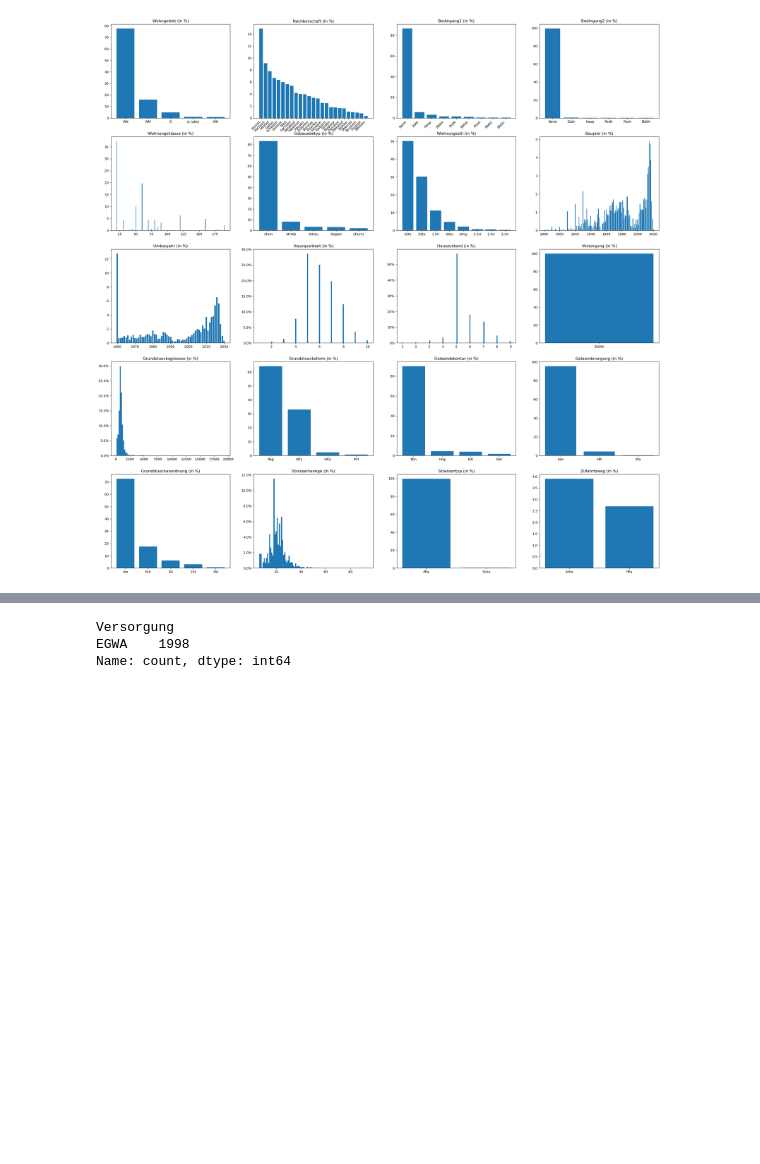
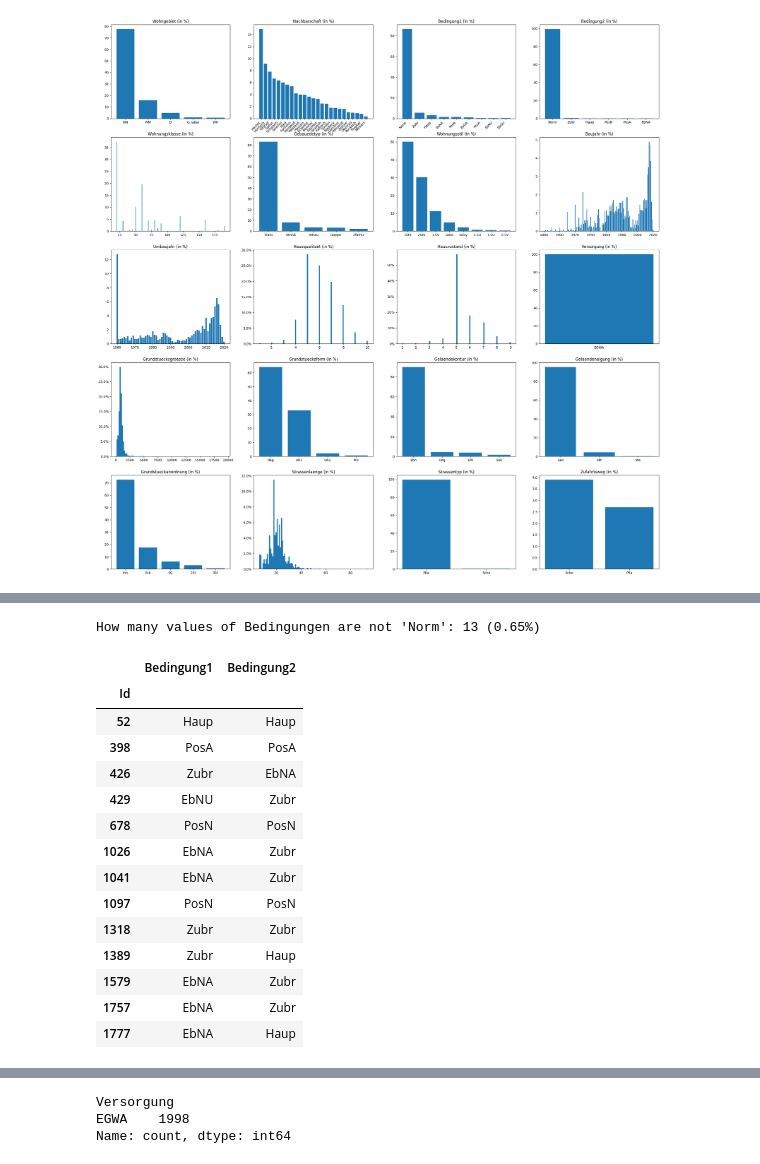
Before and after one commit to FlowBYRN/ml_hackathon, a Jupyter notebook: Analyze_Eva.ipynb, the cells around one changed output, grey strips where cells are left out. Saved outputs shown, nothing was run; the diff lists cells and outputs as text; code cells hidden in the pictures; blank space fills up the shorter version.

```diff
--- a/Analyze_Eva.ipynb
+++ b/Analyze_Eva.ipynb
@@ -441,0 +453,22 @@ plot_scatters(df)
+# %%
+bedingung2_not_norm = df[df.Bedingung2 != 'Norm']
+print(f'How many values of Bedingungen are not \'Norm\': {bedingung2_not_norm.shape[0]} ({bedingung2_not_norm.shape[0] / df.shape[0] * 100}%)')
+
+df[df.Bedingung2 != 'Norm'][['Bedingung1', 'Bedingung2']]
+# %% [output]
+How many values of Bedingungen are not 'Norm': 13 (0.65%)
+|  | Bedingung1 | Bedingung2 |
+| Id |  |  |
+| 52 | Haup | Haup |
+| 398 | PosA | PosA |
+| 426 | Zubr | EbNA |
+| 429 | EbNU | Zubr |
+| 678 | PosN | PosN |
+| 1026 | EbNA | Zubr |
+| 1041 | EbNA | Zubr |
+| 1097 | PosN | PosN |
+| 1318 | Zubr | Zubr |
+| 1389 | Zubr | Haup |
+| 1579 | EbNA | Zubr |
+| 1757 | EbNA | Zubr |
+| 1777 | EbNA | Haup |
```
Also changed, not shown: parts of 9 cells of this notebook.
